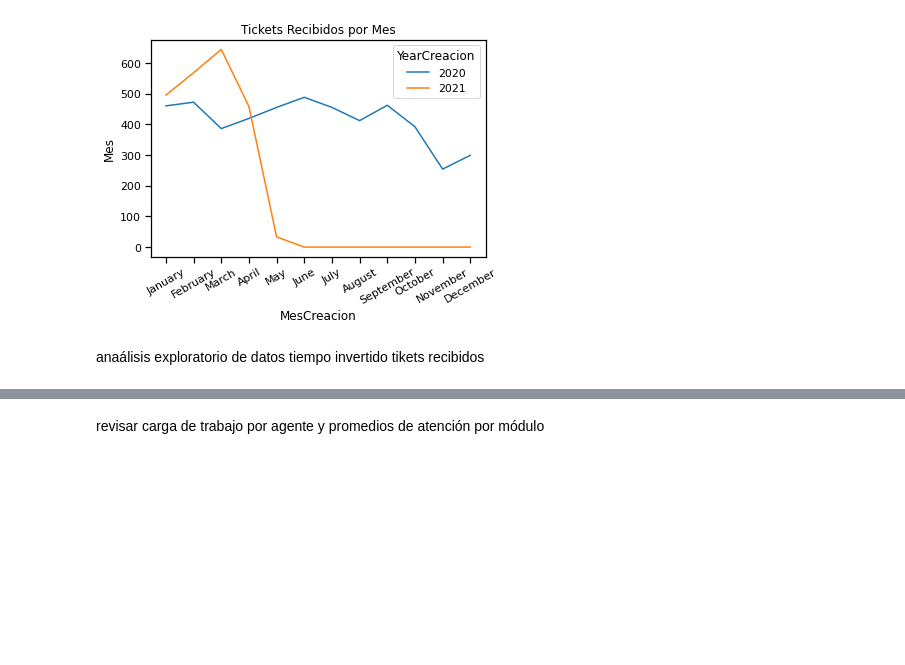
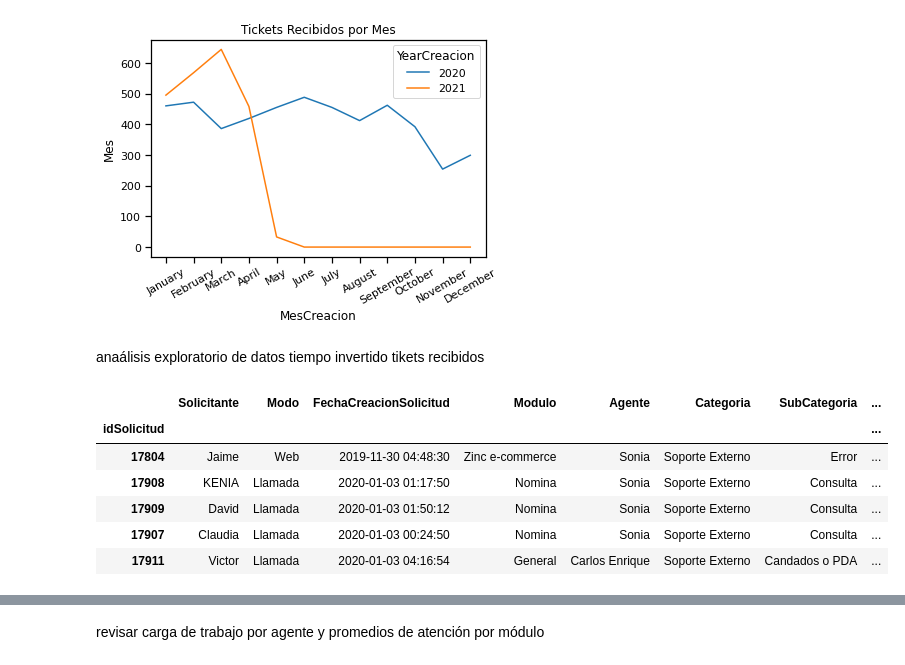
Before and after one commit to earandir/Data-Analyst, a Jupyter notebook: Modulo04/CheckPoint/Proyecto_CheckPoint.ipynb, the cells around one changed output, grey strips where cells are left out. Saved outputs shown, nothing was run; the diff lists cells and outputs as text; code cells hidden in the pictures; blank space fills up the shorter version.

```diff
--- a/Modulo04/CheckPoint/Proyecto_CheckPoint.ipynb
+++ b/Modulo04/CheckPoint/Proyecto_CheckPoint.ipynb
@@ -236,3 +244,13 @@ sns.set_context('notebook')
 anaálisis exploratorio de datos
 tiempo invertido
 tikets recibidos
+# %%
+soporte_externo.head()
+# %% [output]
+|  | Solicitante | Modo | FechaCreacionSolicitud | Modulo | Agente | Categoria | SubCategoria | ... |
+| idSolicitud |  |  |  |  |  |  |  | ... |
+| 17804 | Jaime | Web | 2019-11-30 04:48:30 | Zinc e-commerce | Sonia | Soporte Externo | Error | ... |
+| 17908 | KENIA | Llamada | 2020-01-03 01:17:50 | Nomina | Sonia | Soporte Externo | Consulta | ... |
+| 17909 | David | Llamada | 2020-01-03 01:50:12 | Nomina | Sonia | Soporte Externo | Consulta | ... |
+| 17907 | Claudia | Llamada | 2020-01-03 00:24:50 | Nomina | Sonia | Soporte Externo | Consulta | ... |
+| 17911 | Victor | Llamada | 2020-01-03 04:16:54 | General | Carlos Enrique | Soporte Externo | Candados o PDA | ... |
```
Also changed, not shown: parts of 8 cells of this notebook.
